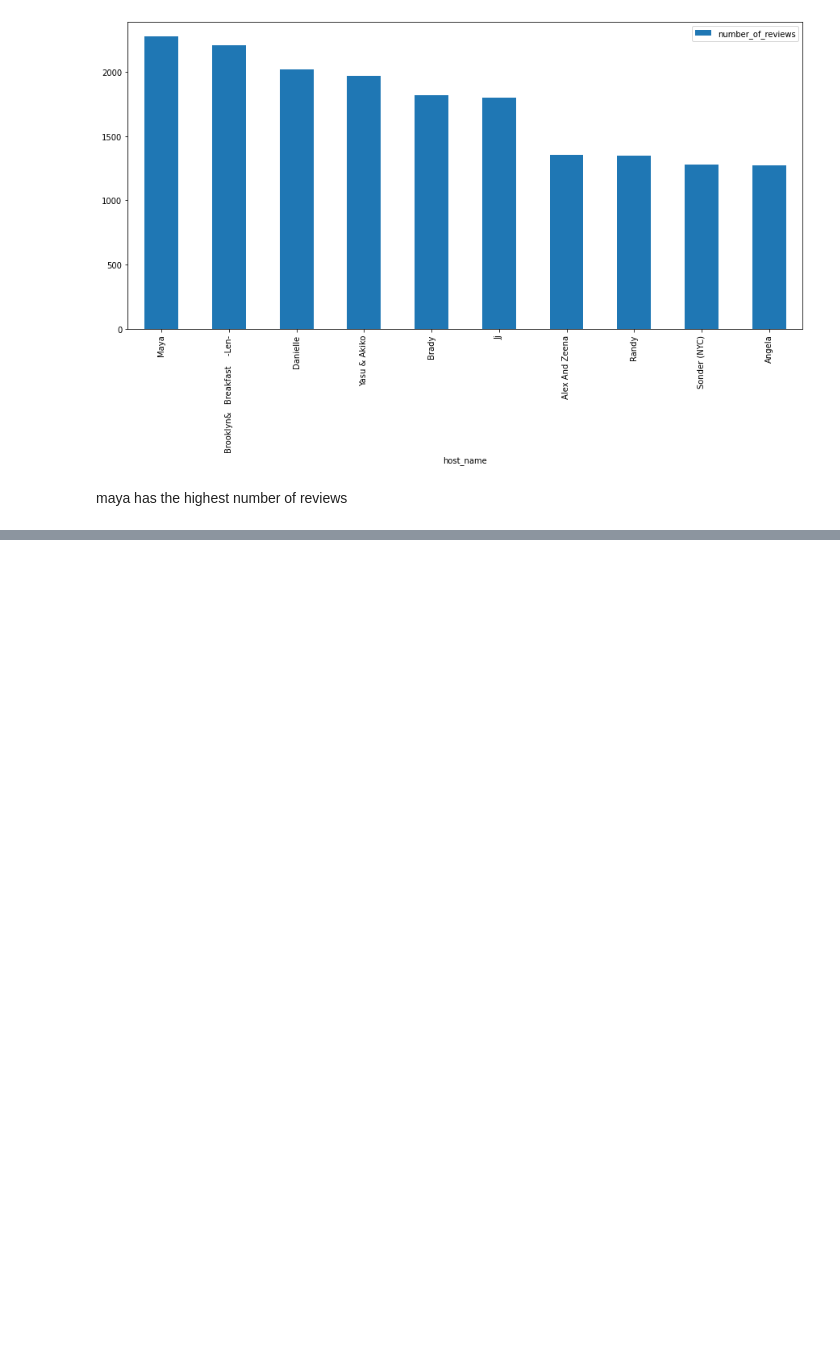
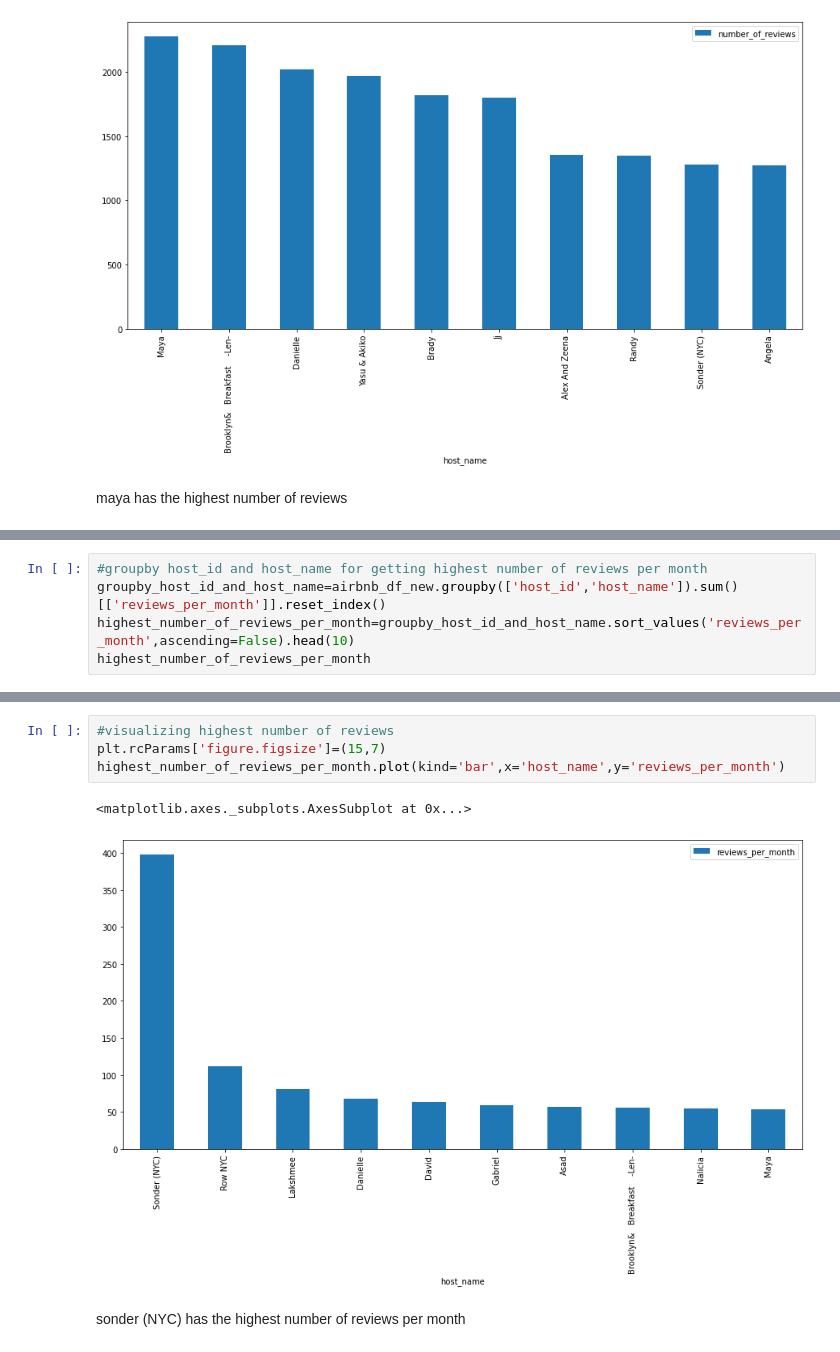
Before and after one commit to pranilthorat/Airbnb-Booking-Analysis, a Jupyter notebook: github_airbnb_capstone_project.ipynb, the cells around one changed output, grey strips where cells are left out. Drawn from its saved outputs; the diff is of its cells as text; blank space fills up the shorter version.

Commit message:
fourth commit capstone project airbnb eda

```diff
--- a/github_airbnb_capstone_project.ipynb
+++ b/github_airbnb_capstone_project.ipynb
@@ -217,0 +220,5 @@ maya has the highest number of reviews
+# %%
+#groupby host_id and host_name for getting highest number of reviews per month
+groupby_host_id_and_host_name=airbnb_df_new.groupby(['host_id','host_name']).sum()[['reviews_per_month']].reset_index()
+highest_number_of_reviews_per_month=groupby_host_id_and_host_name.sort_values('reviews_per_month',ascending=False).head(10)
+highest_number_of_reviews_per_month
@@ -217,0 +237,9 @@ maya has the highest number of reviews
+# %%
+#visualizing highest number of reviews
+plt.rcParams['figure.figsize']=(15,7)
+highest_number_of_reviews_per_month.plot(kind='bar',x='host_name',y='reviews_per_month')
+# %% [output]
+<matplotlib.axes._subplots.AxesSubplot at 0x...>
+[figure, added]
+# %% [markdown]
+sonder (NYC)	has the highest number of reviews per month
```
Also changed, not shown: parts of 2 cells of this notebook.
